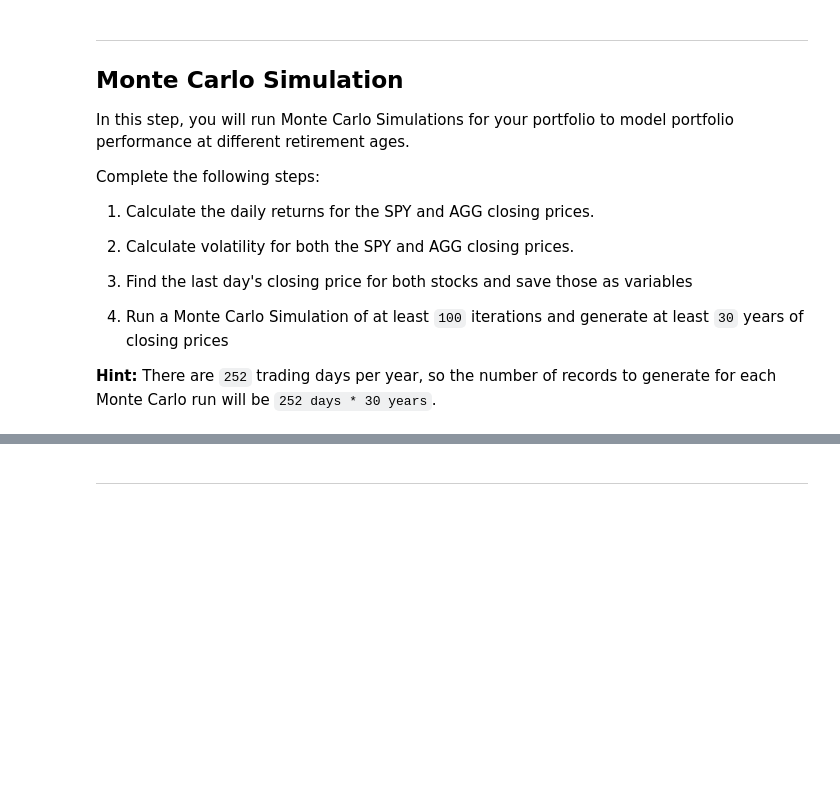
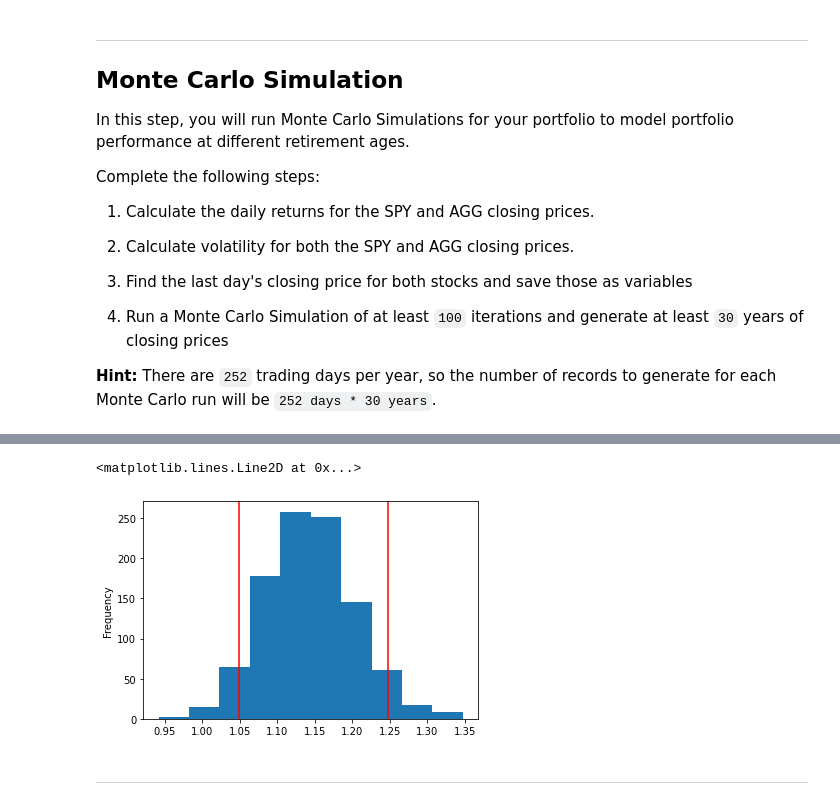
Before and after one commit to dovu93/API_HW, a Jupyter notebook: Assignment/portfolio_planner.ipynb, the cells around one changed output, grey strips where cells are left out. Cells and saved outputs as stored; diff of their text form; code cells hidden in the pictures; blank space fills up the shorter version.

Commit message:
finished the hw, just need to clean up code and do the optional part

```diff
--- a/Assignment/portfolio_planner.ipynb
+++ b/Assignment/portfolio_planner.ipynb
@@ -128,0 +230,6 @@ monte_carlo = pd.DataFrame()
+# %%
+# Select the last row for the cumulative returns (cumulative returns at 20 years)
+ending_cumulative_returns = portfolio_cumulative_returns.iloc[-1, :]
+ending_cumulative_returns
+# for the 20th year part
+# portfolio_cumulative_returns.iloc[20, :]
@@ -133 +252,11 @@ monte_carlo = pd.DataFrame()
+# %%
+# Display the 90% confidence interval for the ending returns
+confidence_interval_90 = ending_cumulative_returns.quantile(q = [.05, .95])
+confidence_interval_90
+ending_cumulative_returns.plot.hist()
+plt.axvline(confidence_interval_90.iloc[0], color = "r")
+plt.axvline(confidence_interval_90.iloc[1], color = "r")
+# %% [output]
+<matplotlib.lines.Line2D at 0x...>
+[figure, added]
 # %%
```
Also changed, not shown: parts of 25 cells of this notebook.
